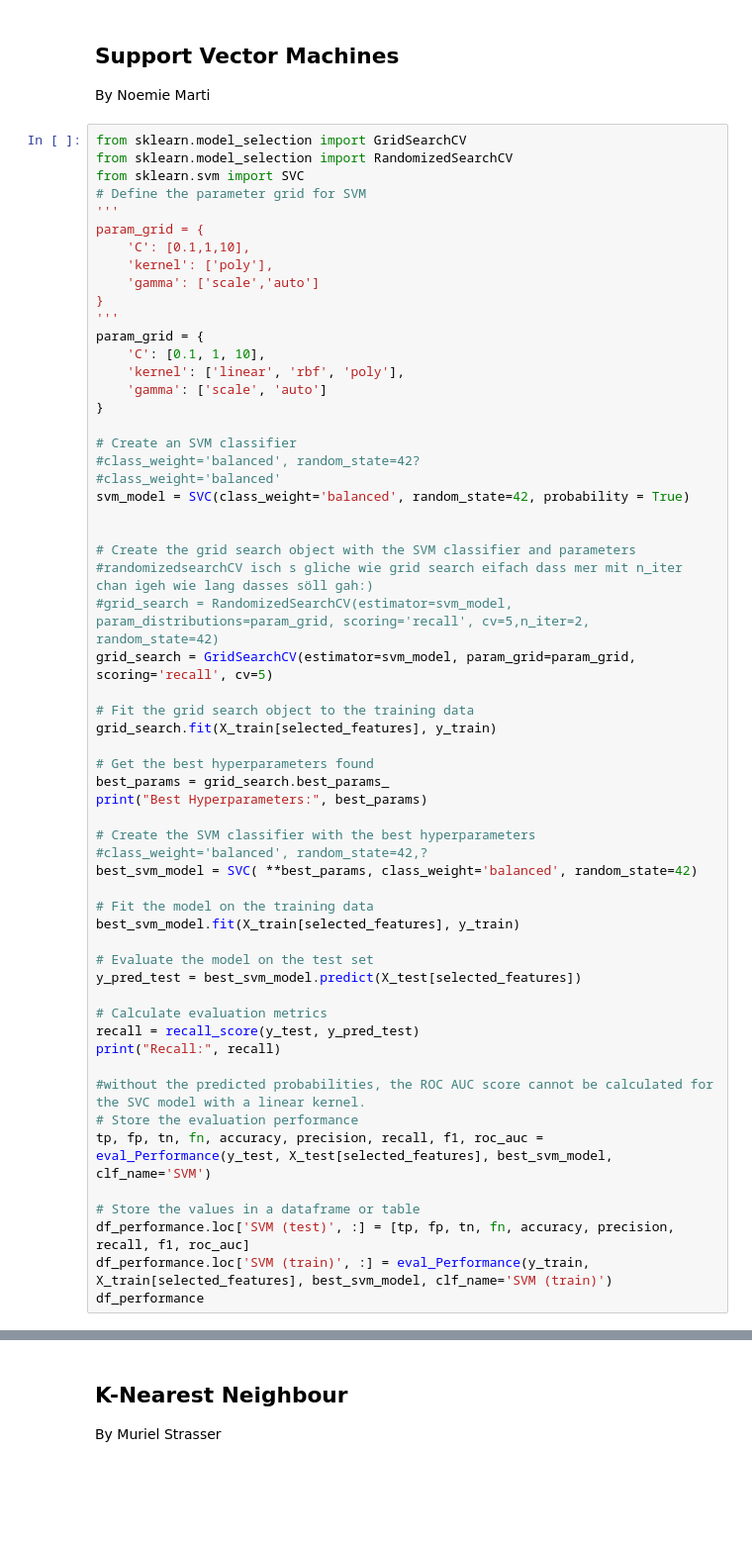
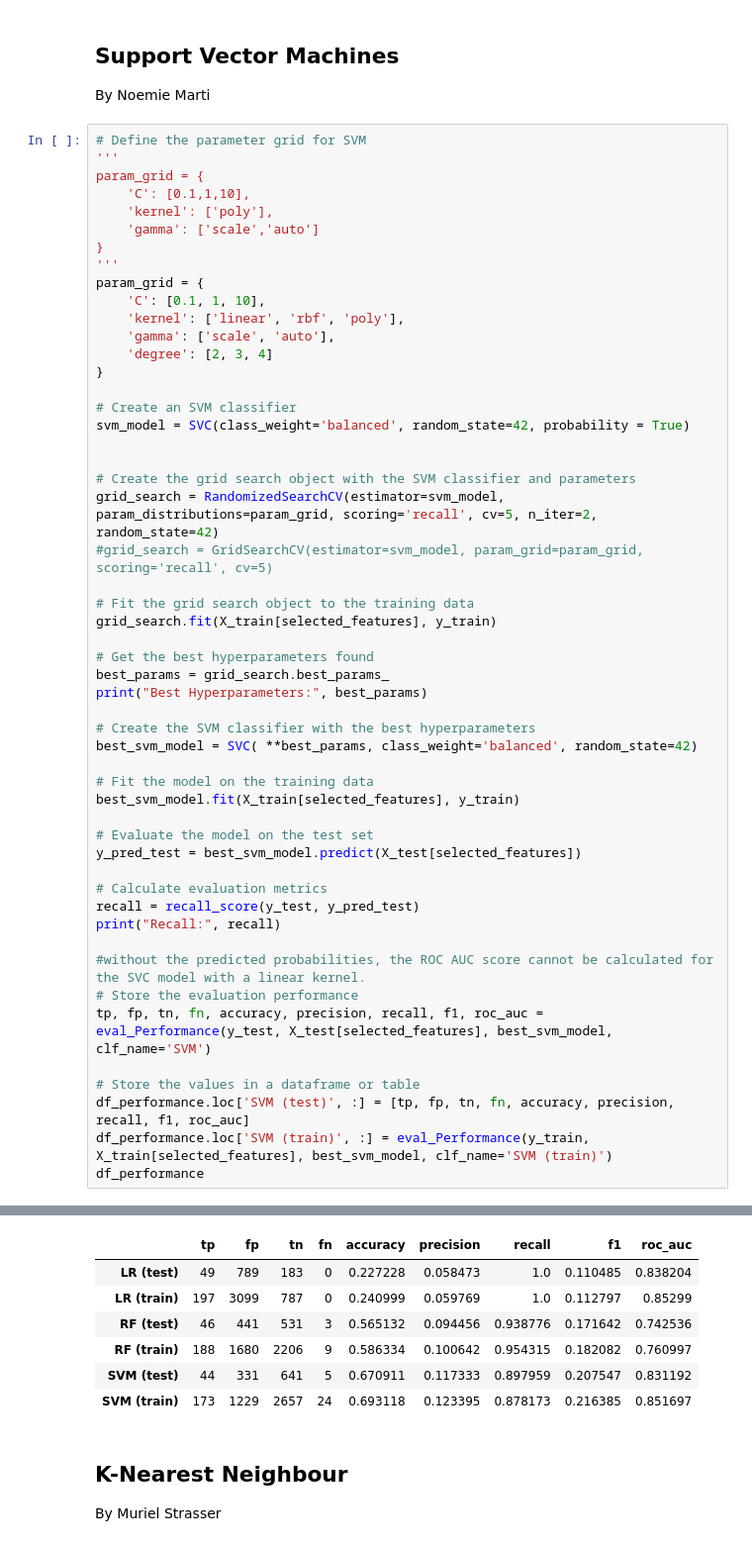
Before and after one commit to mustra12/project_FoDS, a Jupyter notebook: project_FoDS_17_06_2023.ipynb, the cells around one changed output, grey strips where cells are left out. Shown at 99% size. Drawn from its saved outputs; the diff is of its cells as text; blank space fills up the shorter version.

```diff
--- a/project_FoDS_17_06_2023.ipynb
+++ b/project_FoDS_17_06_2023.ipynb
@@ -1082,9 +1078,6 @@ weighted avg       0.95      0.57      0.69      1021
 ## Support Vector Machines
 By Noemie Marti
 # %%
-from sklearn.model_selection import GridSearchCV
-from sklearn.model_selection import RandomizedSearchCV
-from sklearn.svm import SVC
 # Define the parameter grid for SVM
 '''
 param_grid = {
@@ -1096,19 +1089,17 @@ param_grid = {
 param_grid = {
     'C': [0.1, 1, 10],
     'kernel': ['linear', 'rbf', 'poly'],
-    'gamma': ['scale', 'auto']
+    'gamma': ['scale', 'auto'],
+    'degree': [2, 3, 4]
 }
 
 # Create an SVM classifier
-#class_weight='balanced', random_state=42?
-#class_weight='balanced'
 svm_model = SVC(class_weight='balanced', random_state=42, probability = True)
 
 
 # Create the grid search object with the SVM classifier and parameters
-#randomizedsearchCV isch s gliche wie grid search eifach dass mer mit n_iter chan igeh wie lang dasses söll gah:)
-#grid_search = RandomizedSearchCV(estimator=svm_model, param_distributions=param_grid, scoring='recall', cv=5,n_iter=2, random_state=42)
-grid_search = GridSearchCV(estimator=svm_model, param_grid=param_grid, scoring='recall', cv=5)
+grid_search = RandomizedSearchCV(estimator=svm_model, param_distributions=param_grid, scoring='recall', cv=5, n_iter=2, random_state=42)
+#grid_search = GridSearchCV(estimator=svm_model, param_grid=param_grid, scoring='recall', cv=5)
 
 # Fit the grid search object to the training data
 grid_search.fit(X_train[selected_features], y_train)
@@ -1118,7 +1109,6 @@ best_params = grid_search.best_params_
 print("Best Hyperparameters:", best_params)
 
 # Create the SVM classifier with the best hyperparameters
-#class_weight='balanced', random_state=42,?
 best_svm_model = SVC( **best_params, class_weight='balanced', random_state=42)
 
 # Fit the model on the training data
@@ -1139,3 +1129,4 @@ tp, fp, tn, fn, accuracy, precision, recall, f1, roc_auc = eval_Performance(y_te
 df_performance.loc['SVM (test)', :] = [tp, fp, tn, fn, accuracy, precision, recall, f1, roc_auc]
 df_performance.loc['SVM (train)', :] = eval_Performance(y_train, X_train[selected_features], best_svm_model, clf_name='SVM (train)')
 df_performance
+# %% [output]
@@ -1142,3 +1135,10 @@ df_performance
+|  | tp | fp | tn | fn | accuracy | precision | recall | f1 | roc_auc |
+| LR (test) | 49 | 789 | 183 | 0 | 0.227228 | 0.058473 | 1.0 | 0.110485 | 0.838204 |
+| LR (train) | 197 | 3099 | 787 | 0 | 0.240999 | 0.059769 | 1.0 | 0.112797 | 0.85299 |
+| RF (test) | 46 | 441 | 531 | 3 | 0.565132 | 0.094456 | 0.938776 | 0.171642 | 0.742536 |
+| RF (train) | 188 | 1680 | 2206 | 9 | 0.586334 | 0.100642 | 0.954315 | 0.182082 | 0.760997 |
+| SVM (test) | 44 | 331 | 641 | 5 | 0.670911 | 0.117333 | 0.897959 | 0.207547 | 0.831192 |
+| SVM (train) | 173 | 1229 | 2657 | 24 | 0.693118 | 0.123395 | 0.878173 | 0.216385 | 0.851697 |
 # %% [markdown]
 ## K-Nearest Neighbour
 By Muriel Strasser
```
Also changed, not shown: parts of 24 cells of this notebook.
